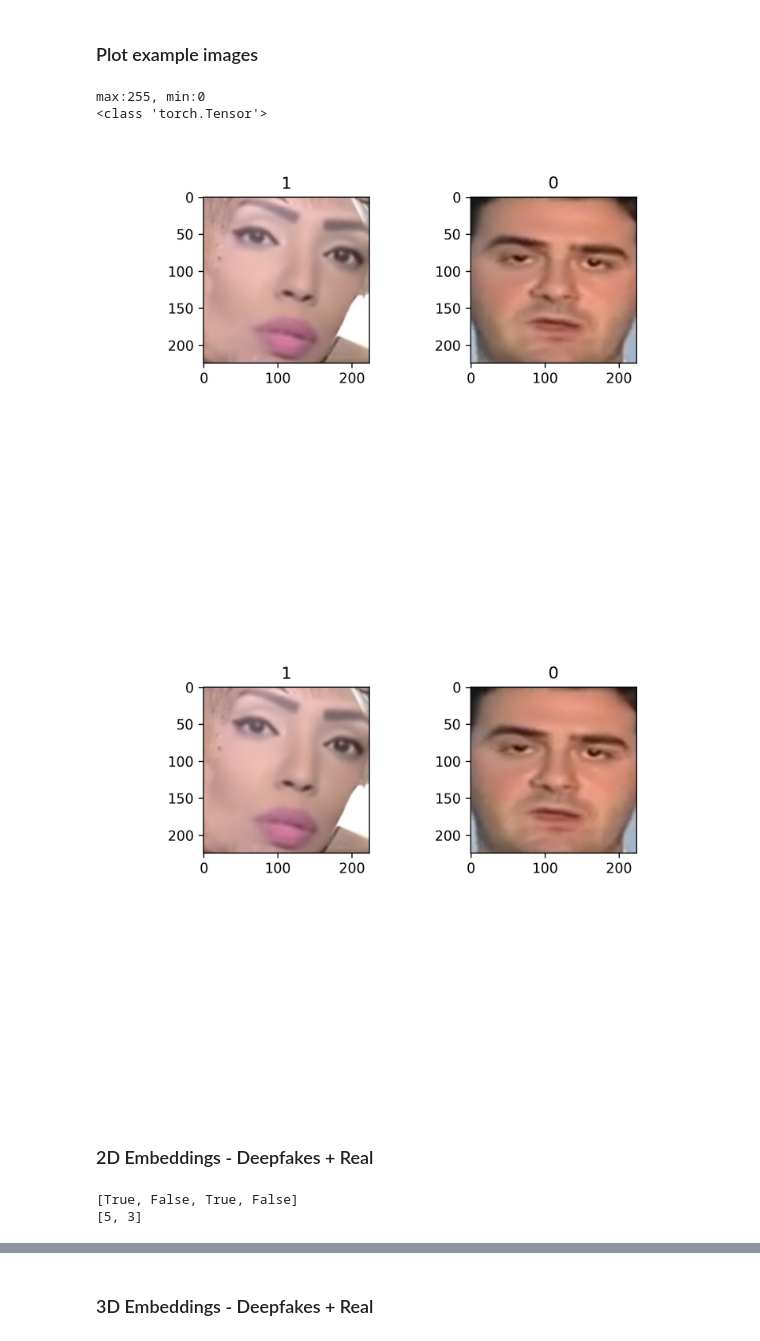
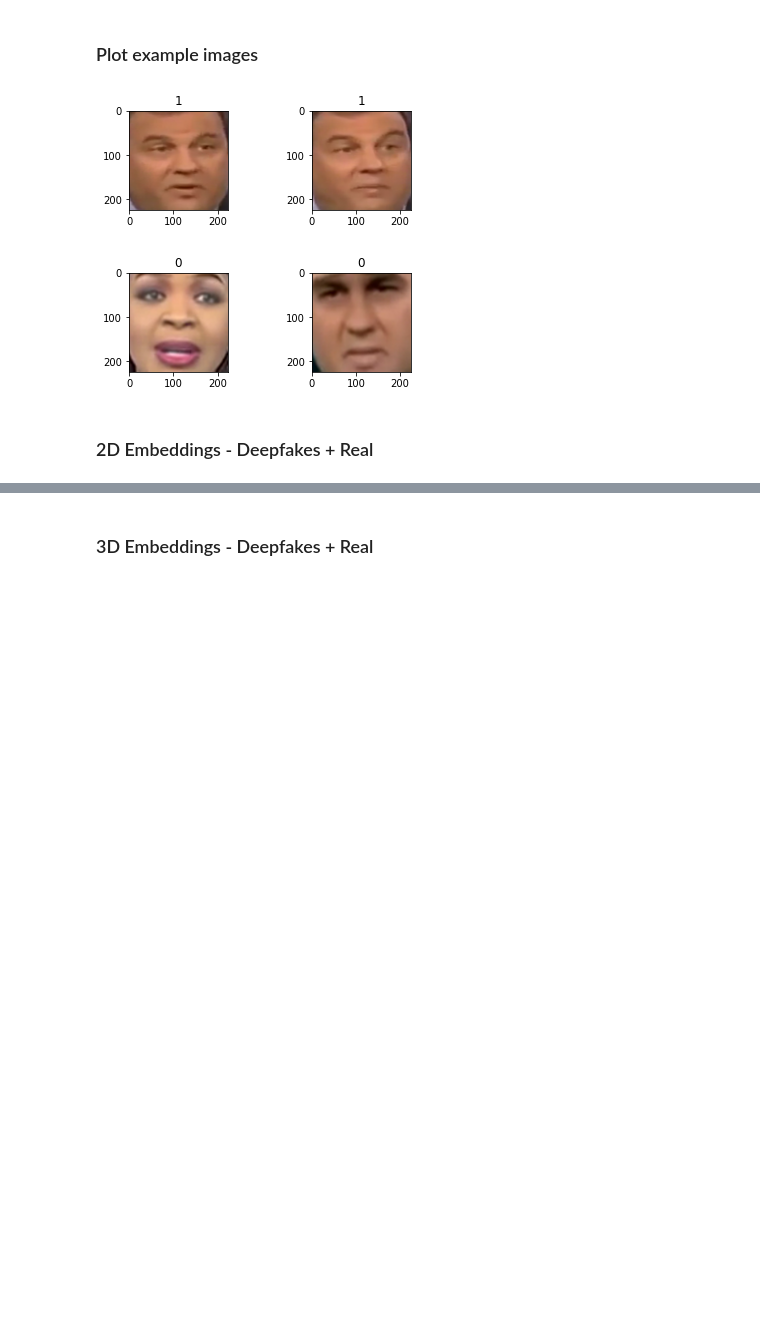
Before and after one commit to lev1ayz/DistributedDeepFakeDetection, a Jupyter notebook: Wrapper.ipynb, the cells around one changed output, grey strips where cells are left out. Drawn from its saved outputs; the diff is of its cells as text; code cells hidden in the pictures; blank space fills up the shorter version.

```diff
--- a/Wrapper.ipynb
+++ b/Wrapper.ipynb
@@ -305,34 +288,2 @@ model = new_aug_no_pre_model
 # %% [markdown]
 ### Load FaceForensics Dataset
-# %%
-def load_ff_ds_test(wanted_ds_size,
-                    batch_size,
-                    load_deepfakes=False,
-                    load_face2face=False,
-                    load_neural_textures=False,
-                    masking_transforms=False,
-                    transform=None,
-                   split='test'):
-    TEST_DATASET_PATH = f'/media/shirbar/My Passport/FaceForensics/split_ds/{split}'
-    ff_ds_test  = FaceForensicsDataset(TEST_DATASET_PATH,
-                                    transform=transform,
-                                    load_deepfakes=load_deepfakes,
-                                    load_face2face=load_face2face,
-                                    load_neural_textures=load_neural_textures,
-                                  masking_transforms=masking_transforms)
-    if split == 'test':
-        ff_ds_test.equalize_real_fakes()
-
-    if wanted_ds_size != -1:
-        test_size = int(0.8 * len(ff_ds_test))
-        ts_size = len(ff_ds_test) - test_size
-
-        test_dataset,_ = torch.utils.data.random_split(ff_ds_test, [test_size, ts_size], generator=torch.Generator().manual_seed(42))
-        test_subset = Subset(test_dataset, list(range(0, wanted_ds_size)))
-    else:
-        test_subset = ff_ds_test
-
-    test_loader = DataLoader(test_subset, batch_size=batch_size, shuffle = False)
-
-    print('test size:', test_subset.__len__())
-    return test_loader
@@ -345,7 +290,7 @@ clean_transform = transforms.Compose([
 # %% [markdown]
 ## Deepfakes
 # %%
-test_loader = load_ff_ds_test(2000, 16, load_deepfakes=True, transform=clean_transform)
+df_test_loader = load_ff_ds_test(1000, 16, load_deepfakes=True, transform=clean_transform)
 # %% [output]
 loading real images...
 real images loaded!
@@ -367,14 +313,13 @@ unnorm_embeds, embeds, targets = get_embeds(model, test_loader, DEVICE, out='h')
 # %% [markdown]
 ### Plot example images
 # %%
-images1, images2, labels = next(iter(test_loader))
-
-plot_images(images1[2:], labels.tolist(), max_num_images_to_plt=2)
-plot_images(images2[2:], labels.tolist(), max_num_images_to_plt=2)
+images1, images2, labels = next(iter(df_test_loader))
+images1 = images1[labels==1] #real samples are labeled 1
+images2 = images2[labels==0] # fake samples are labeled 0
+plot_images(images1[2:], np.ones(len(images1[2:]),dtype=int).tolist(), max_num_images_to_plt=2)
+plot_images(images2[2:], np.zeros(len(images2[2:]),dtype=int), max_num_images_to_plt=2)
 # %% [output]
-max:255, min:0
-<class 'torch.Tensor'>
-[figure, old version]
+[figure, new version]
-[figure, old version]
+[figure, new version]
 # %% [markdown]
 ### 2D Embeddings - Deepfakes + Real
@@ -383,10 +325,0 @@ from itertools import compress
-# %%
-lst1 = [1 ,0 ,1 ,0]
-tst_list = [5, 2 ,3 ,4]
-indx_list = [True if x==1 else False for x in lst1]
-print(indx_list)
-final = list(compress(tst_list, indx_list))
-print(final)
-# %% [output]
-[True, False, True, False]
-[5, 3]
```
Also changed, not shown: parts of 68 cells of this notebook, 1 other file.
